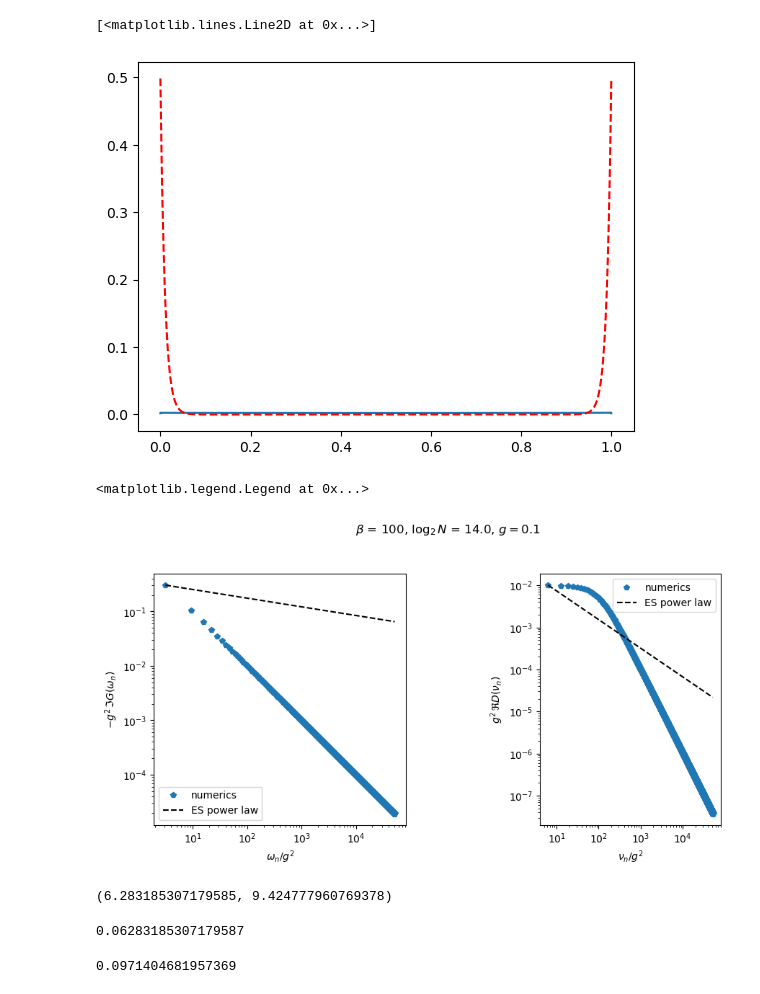
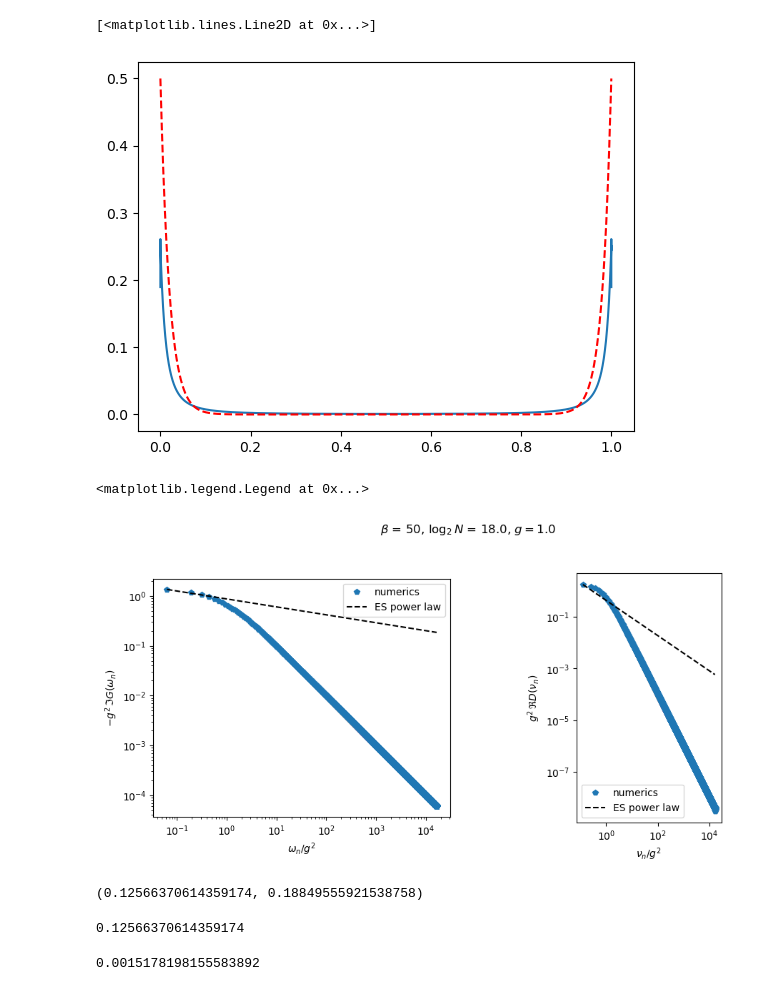
Before and after one commit to aravindhshankar/TwoSidedYSYK, a Jupyter notebook: Metal_Imag_time.ipynb, the cells around one changed output. Saved outputs shown, nothing was run; the diff lists cells and outputs as text; code cells hidden in the pictures.

```diff
--- a/Metal_Imag_time.ipynb
+++ b/Metal_Imag_time.ipynb
@@ -5,19 +5,19 @@ import matplotlib.pyplot as plt
 from matplotlib import rcParams
 from ConformalAnalytical import *
 # %%
-Nbig = int(2**14)
+Nbig = int(2**18)
 #Nbig = 10
 err = 1e-3
 
-beta = 100
-mu = 0
-g = 0.1
+beta = 50
+mu = 0.
+g = 1.
 J = 0.
 phase = np.pi/2
 lamb = 0. * np.exp(1.0j * phase)
 alpha = 1.0
 r = 1.
-kappa = 1
+kappa = 1.
 
 
 omega = (2 * np.arange(Nbig) - Nbig + 1) * np.pi/beta
@@ -25,9 +25,9 @@ nu = (2 * np.arange(Nbig) - Nbig ) * np.pi/beta
 tau = (np.arange(Nbig) + 1./2) * beta/Nbig
 # %%
 GDtau = Time2FreqF(GconfImag(omega,g,beta),Nbig,beta)
-GODtau = 0.5*np.ones(Nbig)
+GODtau = 0.5*np.zeros(Nbig)
 DDtau = Time2FreqB(DconfImag(omega,g,beta),Nbig,beta)
-DODtau = 0.5*np.ones(Nbig)
+DODtau = 0.5*np.zeros(Nbig)
 omegar2 = ret_omegar2(g,beta)
 
 itern = 0
@@ -63,6 +63,8 @@ while(diff>err):
     PiDomega =  Time2FreqB(PiDtau,Nbig,beta)
     PiODomega = Time2FreqB(PiODtau,Nbig,beta)
 
+    if itern < 15:
+        PiDomega[Nbig//2] = 1.0*r - omegar2
 
     detGmat = (1j*omega - mu - SigmaDomega)**2 - (np.abs(lamb)+SigmaODomega)**2
     detDmat = (nu**2 + r - PiDomega)**2 - (J + PiODomega)**2
@@ -72,17 +74,12 @@ while(diff>err):
     DDomega = xDD*((nu**2 + r - PiDomega)/detDmat) + (1-xDD)*oldDDomega
     DODomega = xDOD*((J + PiODomega)/detDmat) + (1-xDOD)*oldDODomega
 
-    if itern < 15 :
-        DDomega[Nbig//2] = 1./(1.0*r - omegar2)
-    #DDomega[Nbig//2] = 1./(1.0*r - omegar2)
 
     GDtau = Freq2TimeF(GDomega,Nbig,beta)
     GODtau = Freq2TimeF(GODomega,Nbig,beta)
     DDtau = Freq2TimeB(DDomega,Nbig,beta)
     DODtau = Freq2TimeB(DODomega,Nbig,beta)
 
-    #diff = (1.0/Nbig) * np. sqrt(np.sum((np.abs(GDtau-oldGDtau))**2 + (np.abs(GODtau-oldGODtau))**2 +
-    #                                  (np.abs(DDtau-oldDDtau))**2 + (np.abs(DODtau-oldDODtau))**2))
     diffGD = np. sqrt((1.0/Nbig) * np.sum((np.abs(GDtau-oldGDtau))**2))
     diffGOD = np. sqrt((1.0/Nbig) * np.sum((np.abs(GODtau-oldGODtau))**2))
     diffDD = np. sqrt((1.0/Nbig) * np.sum((np.abs(DDtau-oldDDtau))**2))
@@ -156,7 +142,7 @@ plt.plot(tau/beta,np.real(PiDtau))
 plt.plot(tau/beta,DfreeImagtau(tau,r,beta),'r--')
 # %% [output]
 [<matplotlib.lines.Line2D at 0x...>]
-[figure, old version]
+[figure, new version]
 # %%
 start, stop = Nbig//2, Nbig-1
 startB = Nbig//2 + 1
@@ -179,45 +165,56 @@ alt_conf_fit_DD = 1 * np.abs(nu[startB:]/(g**2))**(1-4*alt_delta)
 
 fig,(ax1,ax2) = plt.subplots(1,2)
 fig.set_figwidth(10)
 titlestring = r'$\beta$ = ' + str(beta) + r', $\log_2{N}$ = ' + str(np.log2(Nbig)) + r', $g = $' + str(g)
 fig.suptitle(titlestring)
 fig.tight_layout(pad=2)
 
 ax1.loglog(omega[start:]/(g**2), -np.imag(GDomega[start:])*(g**2),'p',label = 'numerics')
 ax1.loglog(omega[start:]/(g**2), conf_fit_GD[start:],'k--',label = 'ES power law')
 #ax1.loglog(omega[start:]/(g**2), -np.imag(Gconf[start:])*(g**2),'m.',label = 'ES solution')
 #ax1.loglog(omega[start:]/(g**2), alt_conf_fit_GD[start:],'g--', label = 'alt power law')
 #ax1.set_xlim(omega[start]/2,omega[start+15])
 #ax1.set_ylim(1e-1,1e1)
 ax1.set_xlabel(r'$\omega_n/g^2$')
 ax1.set_ylabel(r'$-g^2\,\Im{G(\omega_n)}$')
 ax1.set_aspect('equal', adjustable='box')
 #ax1.axis('square')
 ax1.legend()
 
 
-ax2.loglog(nu[startB:]/(g**2), np.real(DDomega[startB:])*(g**2),'p',label='numerics')
-ax2.loglog(nu[startB:]/(g**2), conf_fit_DD,'k--',label = 'ES power law')
+# ax2.loglog(nu[startB:]/(g**2), np.real(DDomega[startB:])*(g**2),'p',label='numerics')
+# ax2.loglog(nu[startB:]/(g**2), conf_fit_DD,'k--',label = 'ES power law')
+# #ax2.loglog(nu[startB:]/(g**2), np.real(Dconf[startB:]),'m.',label = 'ES solution')
+# #ax2.loglog(nu[startB:]/(g**2), alt_conf_fit_D,'g--', label = 'alt power law')
+# #ax2.set_xlim(nu[startB]/2,nu[startB+15])
+# #ax2.set_ylim(5e-1,100)
+# ax2.set_xlabel(r'$\nu_n/g^2$')
+# ax2.set_ylabel(r'$g^2\,\Re{D(\nu_n)}$',labelpad = None)
+# ax2.set_aspect('equal', adjustable='box')
+# ax2.legend()
+
+ax2.loglog(nu[startB:]/(g), np.real(DDomega[startB:])*(g**2),'p',label='numerics')
+ax2.loglog(nu[startB:]/(g), conf_fit_DD*g,'k--',label = 'ES power law')
 #ax2.loglog(nu[startB:]/(g**2), np.real(Dconf[startB:]),'m.',label = 'ES solution')
 #ax2.loglog(nu[startB:]/(g**2), alt_conf_fit_D,'g--', label = 'alt power law')
 #ax2.set_xlim(nu[startB]/2,nu[startB+15])
 #ax2.set_ylim(5e-1,100)
 ax2.set_xlabel(r'$\nu_n/g^2$')
 ax2.set_ylabel(r'$g^2\,\Re{D(\nu_n)}$',labelpad = None)
 ax2.set_aspect('equal', adjustable='box')
 ax2.legend()
 # %% [output]
 <matplotlib.legend.Legend at 0x...>
-[figure, old version]
+[figure, new version]
 # %%
 nu[Nbig//2 + 1]/g**2, omega[Nbig//2 + 1]/g**2
 # %% [output]
-(6.283185307179585, 9.424777960769378)
+(0.12566370614359174, 0.18849555921538758)
 # %%
 2*np.pi/beta
 # %% [output]
-0.06283185307179587
+0.12566370614359174
 # %%
 beta**2/(2*np.pi*Nbig)
 # %% [output]
-0.0971404681957369
+0.0015178198155583892
```
Also changed, not shown: parts of 5 cells of this notebook, 2 other files.
